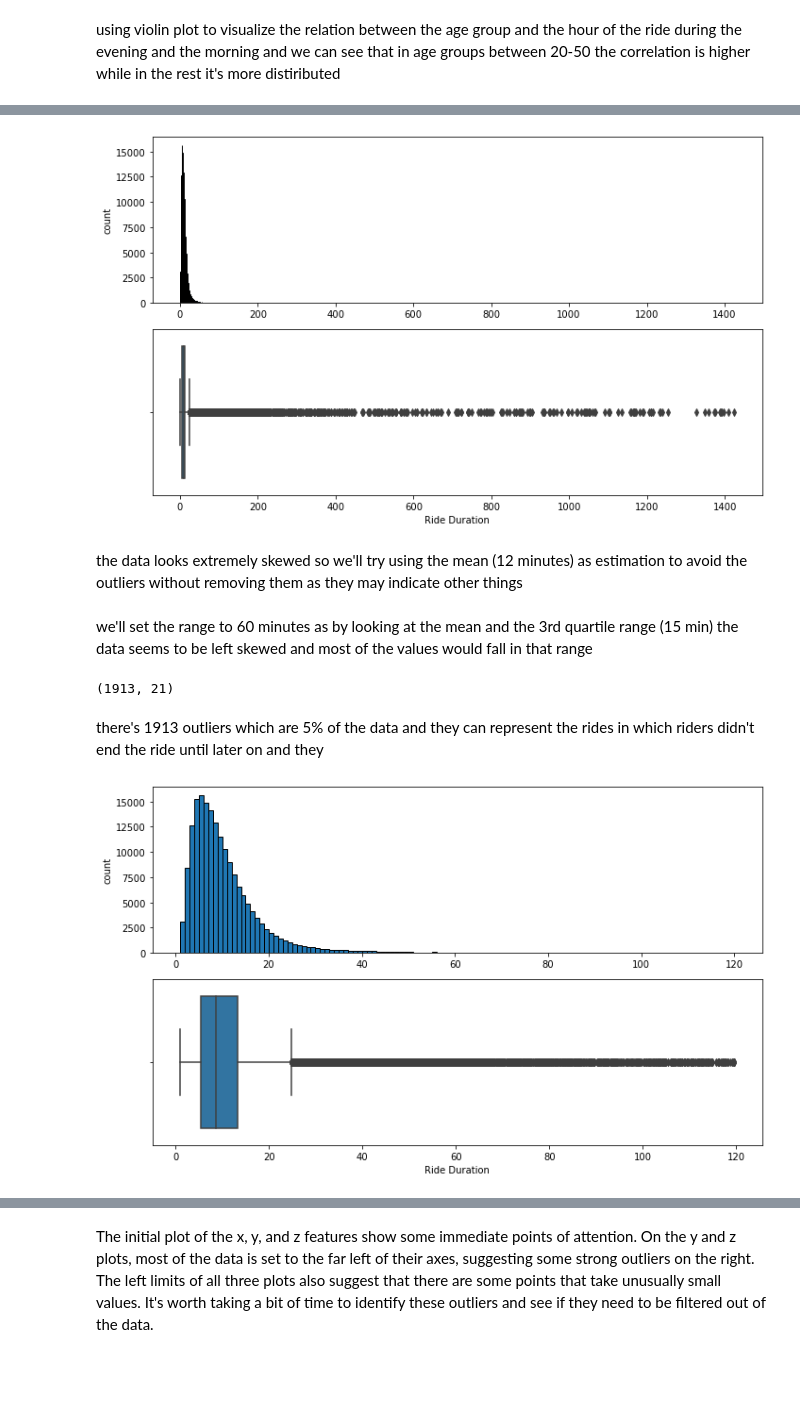
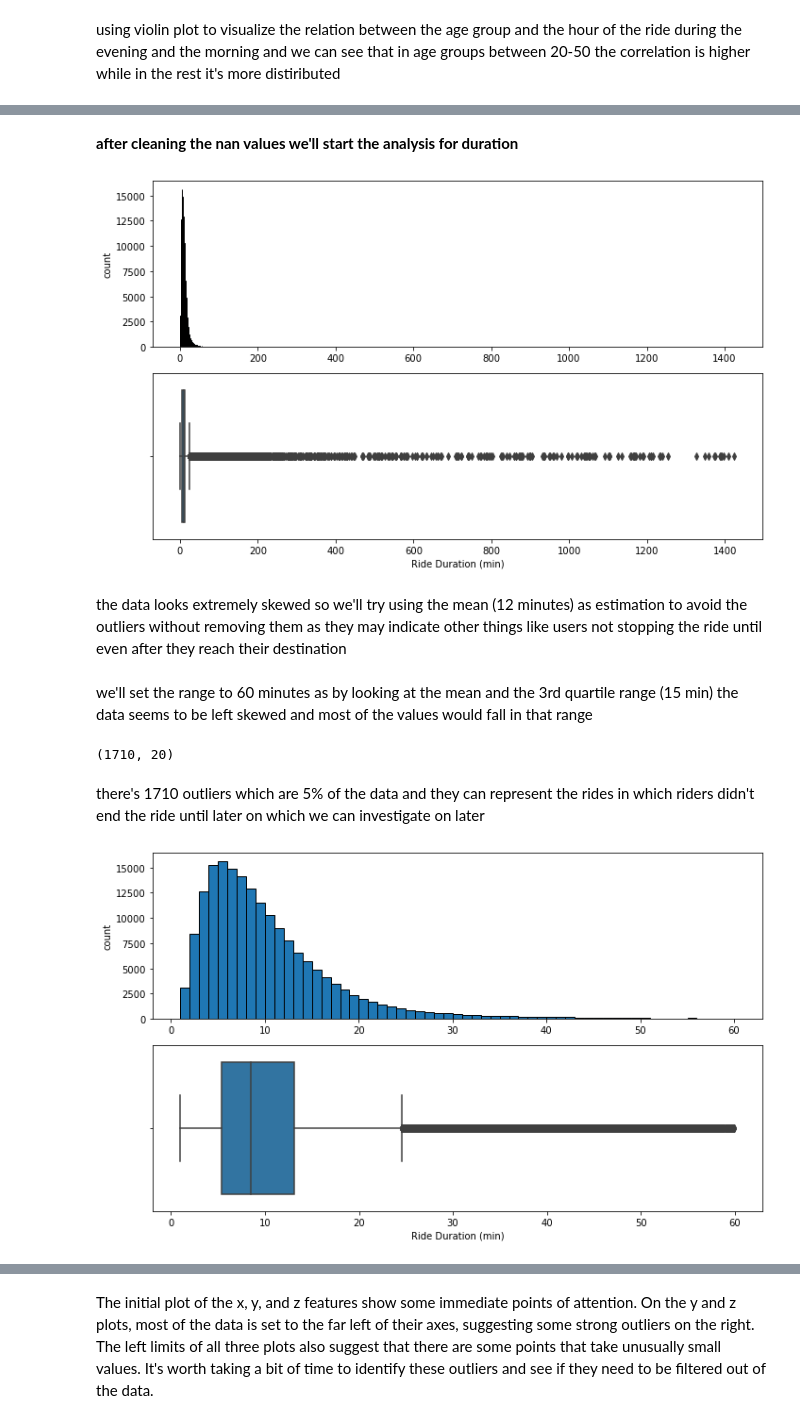
Before and after one commit to mmedhat007/Machine-Learning-Projects, a Jupyter notebook: Ford GoBike Dataset Analysis/Ford_GoBike Investigation_Part1.ipynb, the cells around one changed output, grey strips where cells are left out. Cells and saved outputs as stored; diff of their text form; code cells hidden in the pictures; blank space fills up the shorter version.

```diff
--- a/Ford GoBike Dataset Analysis/Ford_GoBike Investigation_Part1.ipynb
+++ b/Ford GoBike Dataset Analysis/Ford_GoBike Investigation_Part1.ipynb
@@ -272,0 +335,8 @@ now lets Move to Ride Duration and analyze it
+# %%
+#drop rows with more than 50% nan data
+
+print(f'shape before : {df.shape}')
+print('-'*100)
+df = df.dropna(thresh=len(df.columns) * 0.5)
+print(f'shape after : {df.shape}')
+print('-'*100)
@@ -273,3 +348,5 @@ now lets Move to Ride Duration and analyze it
+# %% [markdown]
+<b>after cleaning the nan values we'll start the analysis for duration</b>
 # %%
 #change it to minutes for easier observation and a better scale
 
@@ -291,13 +368,13 @@ axes[0].set_ylabel('count')
 #boxplot
 sns.boxplot(data=df, x='ride_duration', ax=axes[1])
 
-plt.xlabel('Ride Duration')
+plt.xlabel('Ride Duration (min)')
 plt.tight_layout()
 plt.show()
 # %% [output]
-[figure, old version]
+[figure, new version]
 # %% [markdown]
-the data looks extremely skewed so we'll try using the mean (12 minutes) as estimation to avoid the outliers without removing them as they may indicate other things
+the data looks extremely skewed so we'll try using the mean (12 minutes) as estimation to avoid the outliers without removing them as they may indicate other things like users not stopping the ride until even after they reach their destination
 # %% [markdown]
 we'll set the range to 60 minutes as by looking at the mean and the 3rd quartile range (15 min) the data seems to be left skewed and most of the values would fall in that range
 # %%
@@ -309,28 +386,28 @@ outliers =df[~((df['ride_duration'] < 60))]
 # %%
 outliers.shape
 # %% [output]
-(1913, 21)
+(1710, 20)
 # %% [markdown]
-there's 1913 outliers which are 5% of the data and they can represent the rides in which riders didn't end the ride until later on and they
+there's 1710 outliers which are 5% of the data and they can represent the rides in which riders didn't end the ride until later on which we can investigate on later
 # %%
 # distribution of ride duration after filtering
 fig, axes = plt.subplots(2, 1, figsize=(10, 6))
 
 #histogram
 min_duration = filtered_df['ride_duration'].min()
 max_duration = filtered_df['ride_duration'].max()
 
 binsize = 1
 bins = np.arange(min_duration, max_duration + binsize, binsize)
 axes[0].hist(data=filtered_df, x='ride_duration', bins=bins, edgecolor="black")
 axes[0].set_ylabel('count')
 
 #boxplot
 sns.boxplot(data=filtered_df, x='ride_duration', ax=axes[1])
 
-plt.xlabel('Ride Duration')
+plt.xlabel('Ride Duration (min)')
 plt.tight_layout()
 plt.show()
 # %% [output]
-[figure, old version]
+[figure, new version]
 # %% [markdown]
```
Also changed, not shown: parts of 14 cells of this notebook.
